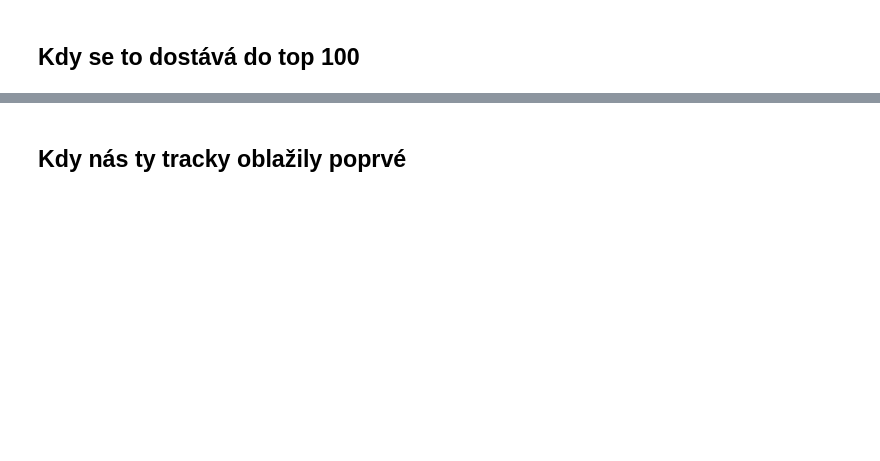
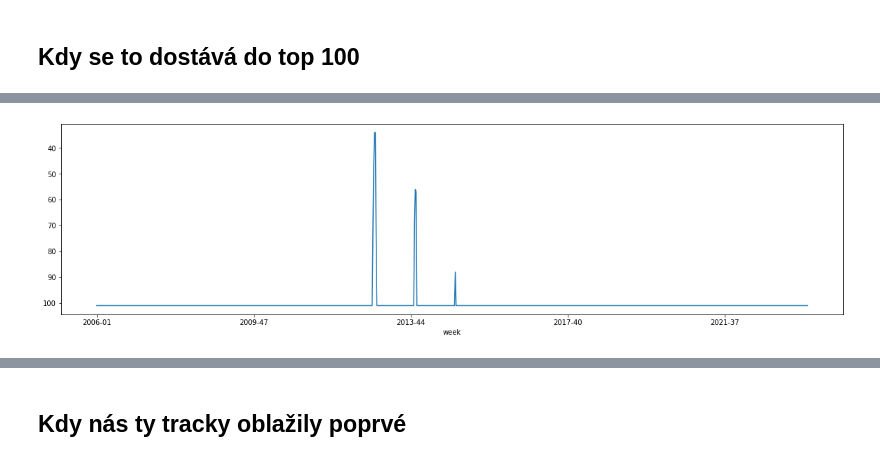
Before and after one commit to DataRozhlas/hitparady, a Jupyter notebook: 105 CZ100RADIO po roce Vánoce.ipynb, the cells around one changed output, grey strips where cells are left out. Cells and saved outputs as stored; diff of their text form; code cells hidden in the pictures; blank space fills up the shorter version.

```diff
--- a/105 CZ100RADIO po roce Vánoce.ipynb
+++ b/105 CZ100RADIO po roce Vánoce.ipynb
@@ -5,0 +11,2 @@ df = pd.read_csv(os.path.join("data","CZ_RADIO_TOP_100_tydenni.csv"))
+# %%
+df['track_hezky'] = df.apply(lambda row: f"""{row['interpret_hlavni']}: {row['track'].split("(")[0]}""", axis=1)
@@ -104,0 +171,4 @@ cesta_pisne(vanocni)
+# %%
+cesta_pisne(['Ledaco'])
+# %% [output]
+[figure, added]
```
Also changed, not shown: parts of 48 cells of this notebook, 7 other files.
